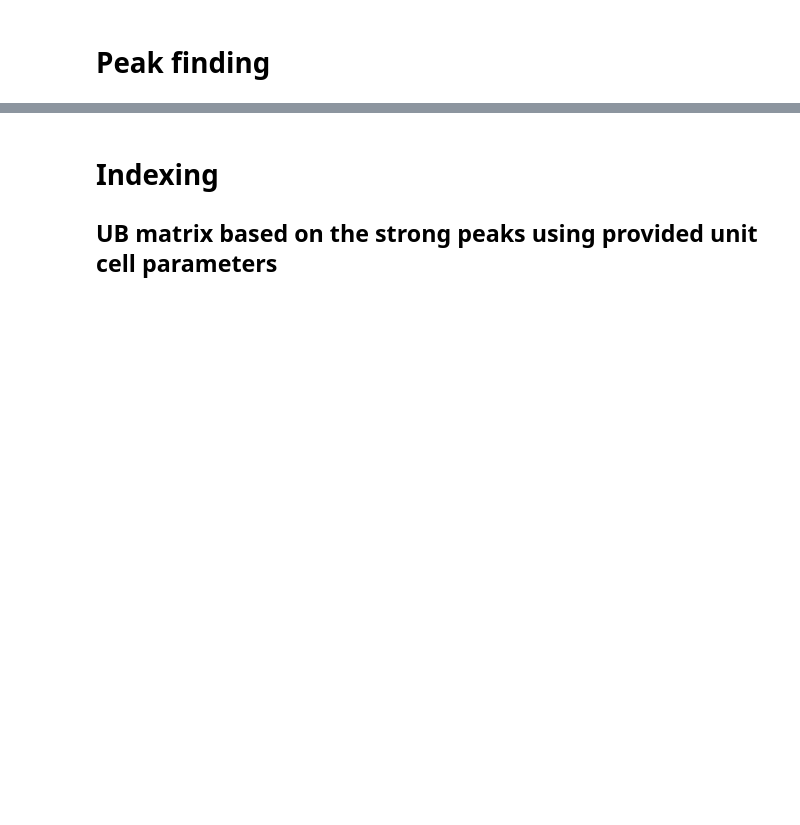
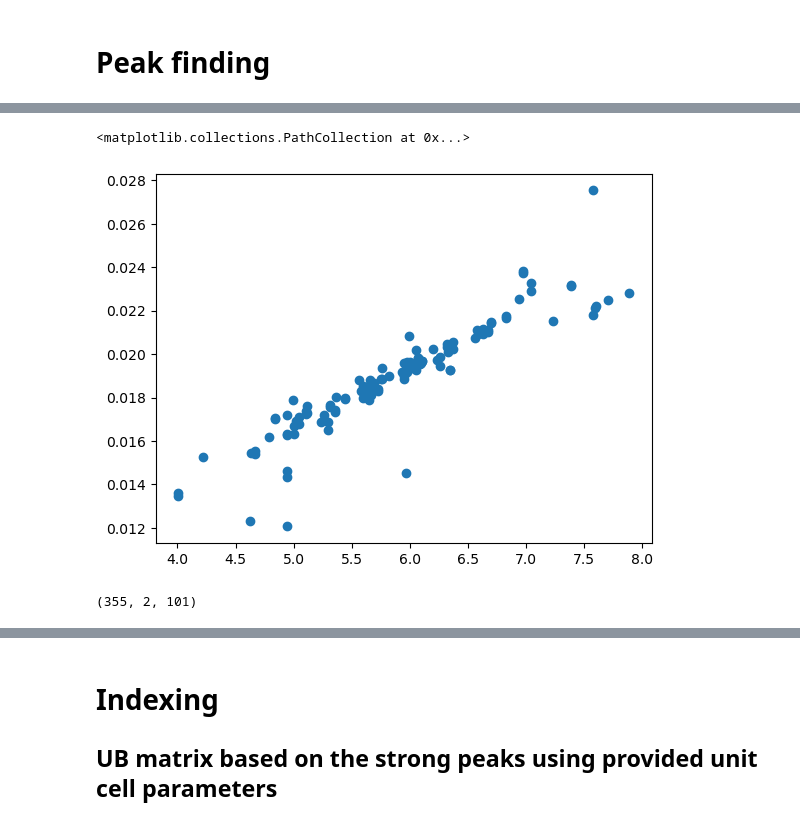
Before and after one commit to scipp/magic-notebooks, a Jupyter notebook: scipp_code.ipynb, the cells around one changed output, grey strips where cells are left out. Cells and saved outputs as stored; diff of their text form; code cells hidden in the pictures; blank space fills up the shorter version.

```diff
--- a/scipp_code.ipynb
+++ b/scipp_code.ipynb
@@ -724,0 +848,10 @@ Data:
+# %%
+plt.scatter(np_peak_param[0,:n_max], np_peak_param[2,:n_max])
+# %% [output]
+<matplotlib.collections.PathCollection at 0x...>
+[figure, added]
+# %%
+np_xy = numpy.array(l_xy)
+np_xy.shape
+# %% [output]
+(355, 2, 101)
```
Also changed, not shown: parts of 76 cells of this notebook.
